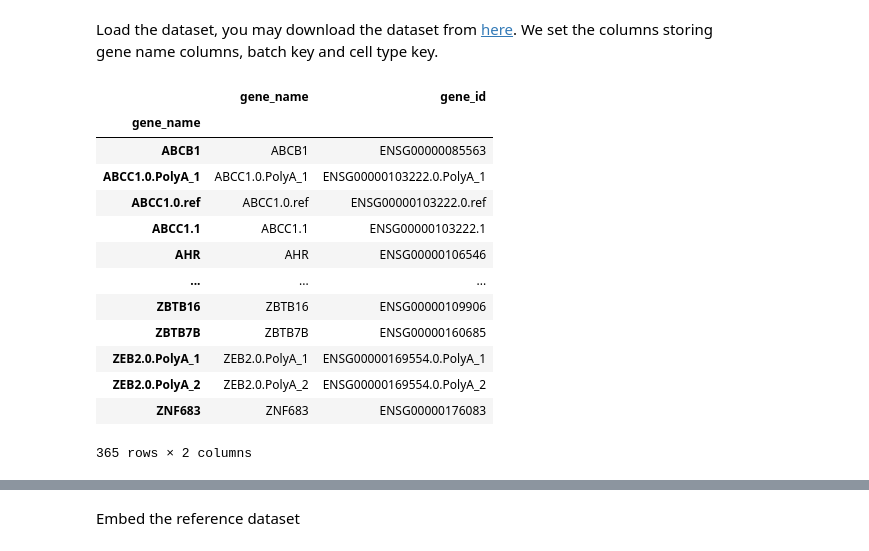
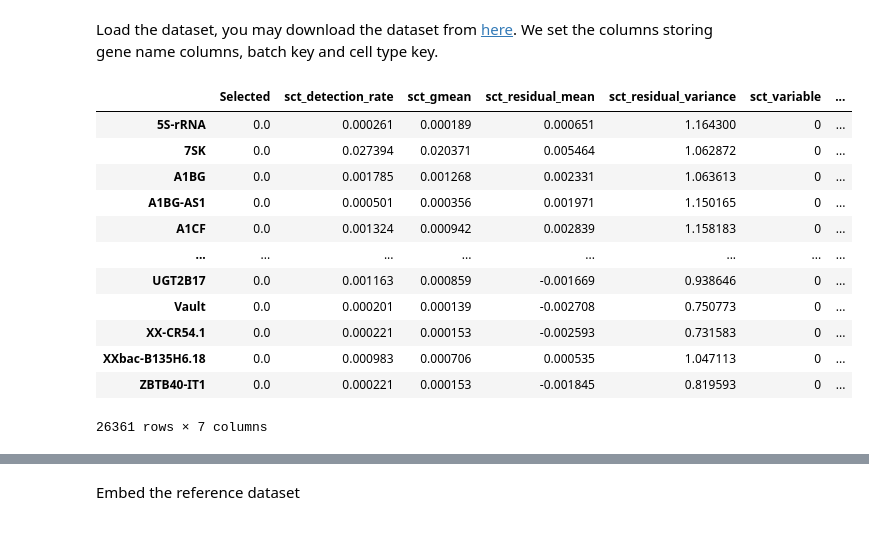
Before and after one commit to subramaniam-lab-ucsd/covid-annotation-scgpt, a Jupyter notebook: code/tutorials/zero-shot/Tutorial_ZeroShot_Reference_Mapping.ipynb, the cells around one changed output, grey strips where cells are left out. Drawn from its saved outputs; the diff is of its cells as text; code cells hidden in the pictures.

```diff
--- a/code/tutorials/zero-shot/Tutorial_ZeroShot_Reference_Mapping.ipynb
+++ b/code/tutorials/zero-shot/Tutorial_ZeroShot_Reference_Mapping.ipynb
@@ -96,3 +96,10 @@ except ImportError:
     print("To install it, see https://github.com/facebookresearch/faiss/wiki/Installing-Faiss")
 
 warnings.filterwarnings("ignore", category=ResourceWarning)
+# %%
+dataDir = Path(f"/home/s5srinivasan/covid-annotation-scgpt/data")
+modelDir = Path(f"/home/s5srinivasan/covid-annotation-scgpt/save/randomModel") # use of random model
+modelPath = Path(f"/home/s5srinivasan/covid-annotation-scgpt/save/randomModel/best_model.pt") # use of random model
+# %%
+queryData = sc.read(dataDir/"blishLabPBMCCovid.h5ad", backed='r')
+queryData.var
@@ -109,21 +122,17 @@ projectDir = Path(f"/tscc/nfs/home/s5srinivasan/scgpt-project/covid-annotation-s
-# %%
-queryData.var.rename(columns={'gene_symbol':'gene_name'}, inplace=True)
-queryData.obs.rename(columns={'cell_type':'celltype'}, inplace=True)
-queryData.var_names = queryData.var["gene_name"]
 # %%
+queryData.obs
 queryData.var
 # %% [output]
-|  | gene_name | gene_id |
-| gene_name |  |  |
-| ABCB1 | ABCB1 | ENSG00000085563 |
-| ABCC1.0.PolyA_1 | ABCC1.0.PolyA_1 | ENSG00000103222.0.PolyA_1 |
-| ABCC1.0.ref | ABCC1.0.ref | ENSG00000103222.0.ref |
-| ABCC1.1 | ABCC1.1 | ENSG00000103222.1 |
-| AHR | AHR | ENSG00000106546 |
-| ... | ... | ... |
-| ZBTB16 | ZBTB16 | ENSG00000109906 |
-| ZBTB7B | ZBTB7B | ENSG00000160685 |
-| ZEB2.0.PolyA_1 | ZEB2.0.PolyA_1 | ENSG00000169554.0.PolyA_1 |
-| ZEB2.0.PolyA_2 | ZEB2.0.PolyA_2 | ENSG00000169554.0.PolyA_2 |
-| ZNF683 | ZNF683 | ENSG00000176083 |
+|  | Selected | sct_detection_rate | sct_gmean | sct_residual_mean | sct_residual_variance | sct_variable | ... |
+| 5S-rRNA | 0.0 | 0.000261 | 0.000189 | 0.000651 | 1.164300 | 0 | ... |
+| 7SK | 0.0 | 0.027394 | 0.020371 | 0.005464 | 1.062872 | 0 | ... |
+| A1BG | 0.0 | 0.001785 | 0.001268 | 0.002331 | 1.063613 | 0 | ... |
+| A1BG-AS1 | 0.0 | 0.000501 | 0.000356 | 0.001971 | 1.150165 | 0 | ... |
+| A1CF | 0.0 | 0.001324 | 0.000942 | 0.002839 | 1.158183 | 0 | ... |
+| ... | ... | ... | ... | ... | ... | ... | ... |
+| UGT2B17 | 0.0 | 0.001163 | 0.000859 | -0.001669 | 0.938646 | 0 | ... |
+| Vault | 0.0 | 0.000201 | 0.000139 | -0.002708 | 0.750773 | 0 | ... |
+| XX-CR54.1 | 0.0 | 0.000221 | 0.000153 | -0.002593 | 0.731583 | 0 | ... |
+| XXbac-B135H6.18 | 0.0 | 0.000983 | 0.000706 | 0.000535 | 1.047113 | 0 | ... |
+| ZBTB40-IT1 | 0.0 | 0.000221 | 0.000153 | -0.001845 | 0.819593 | 0 | ... |
-365 rows × 2 columns
+26361 rows × 7 columns
```
Also changed, not shown: parts of 10 cells of this notebook, 29 other files.
